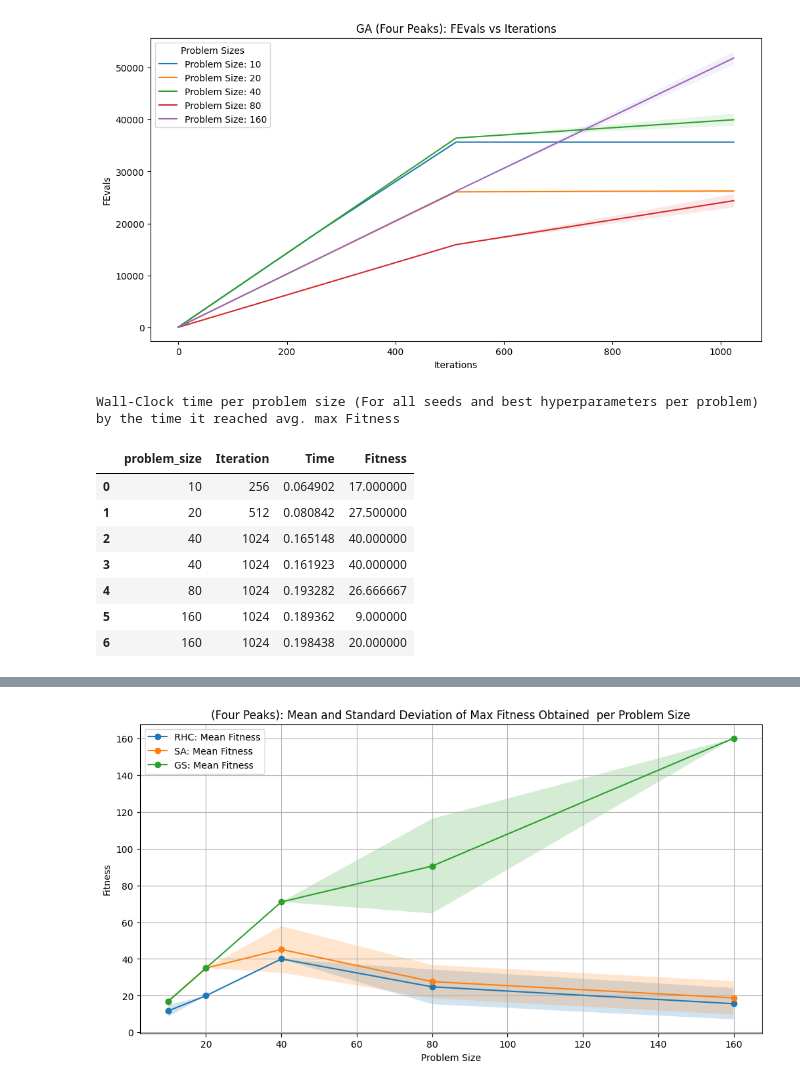
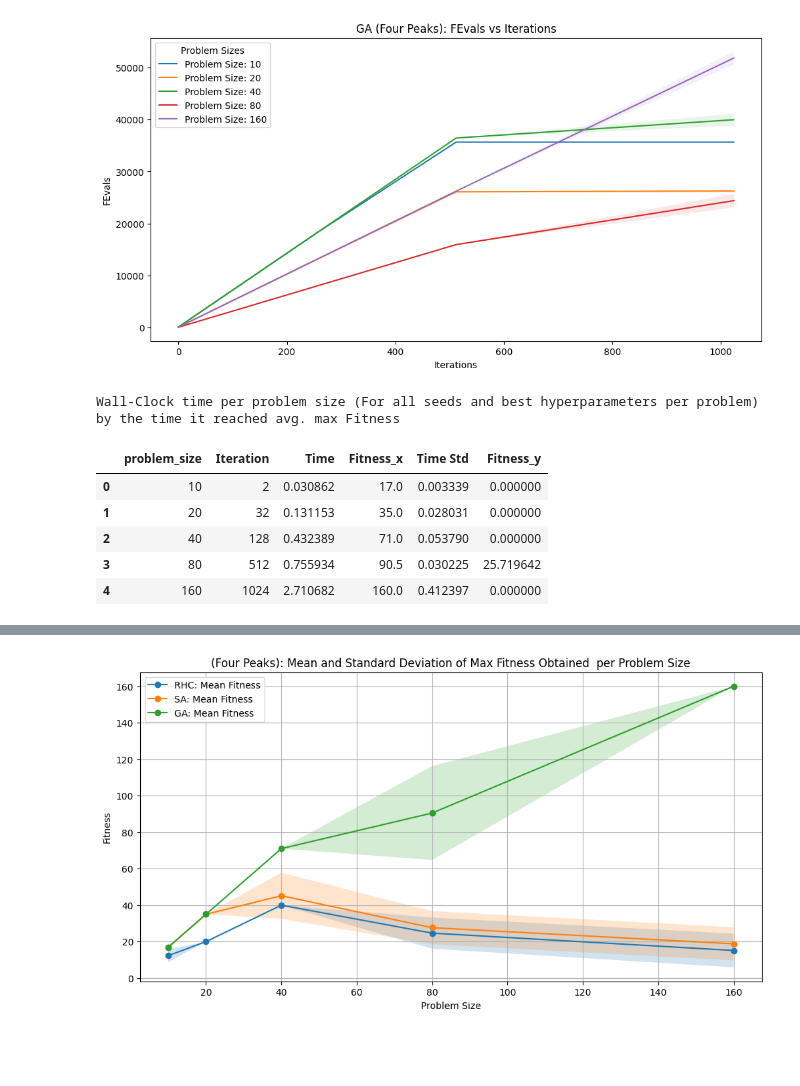
Before and after one commit to climberwb/ML, a Jupyter notebook: A2/A2P1Graphs._4peaks.ipynb, the cells around one changed output, grey strips where cells are left out. Drawn from its saved outputs; the diff is of its cells as text; code cells hidden in the pictures; blank space fills up the shorter version.

```diff
--- a/A2/A2P1Graphs._4peaks.ipynb
+++ b/A2/A2P1Graphs._4peaks.ipynb
@@ -96,3 +80,6 @@ rhc_stats_all
+# %%
+# only look at the first restart and all seeds for consistency
+rhc_stats_all = rhc_stats_all.loc[rhc_stats_all['current_restart'] == 0]
 # %%
 average_fitness_per_iteration = rhc_stats_all.groupby(['problem_size', 'Iteration'])['Fitness'].mean().reset_index()
 std_fitness_per_iteration = rhc_stats_all.groupby(['problem_size', 'Iteration'])['Fitness'].std().reset_index()
@@ -438,15 +437,28 @@ for size in sa_stats_all["problem_size"].unique():
         continue
 
     # Further filter the main DataFrame for these best hyperparameters
-    df = sa_stats_all[(sa_stats_all["problem_size"] == size) &
-                      (sa_stats_all["schedule_init_temp"].isin(best_hyper_params["schedule_init_temp"])) &
-                      (sa_stats_all["schedule_type"].isin(best_hyper_params["schedule_type"]))]
+    df = sa_stats_all[
+        (sa_stats_all["problem_size"] == size) &
+        (sa_stats_all["schedule_init_temp"].isin(best_hyper_params["schedule_init_temp"])) &
+        (sa_stats_all["schedule_type"].isin(best_hyper_params["schedule_type"])) &
+        (sa_stats_all["Iteration"].isin(best_hyper_params["Iteration"]))
+    ]
+
 
     # Grouping by problem_size and Iteration, then calculating the mean Time and Fitness
     grouped_df = df.groupby(["problem_size", 'Iteration'])[['Time', 'Fitness']].mean().reset_index()
 
     # Finding the first occurrence of max Fitness for each problem size
     max_fitness_first_occurrence = grouped_df.loc[grouped_df.groupby("problem_size")['Fitness'].idxmax()]
+
+    # getting grouped std
+    grouped_df_std = df.groupby(["problem_size", 'Iteration'])[['Time']].std().reset_index()
+
+    max_fitness_first_occurrence_std = grouped_df_std.loc[grouped_df.groupby("problem_size")['Fitness'].idxmax()]
+    max_fitness_first_occurrence_std.rename(columns={'Time': 'Time Std'}, inplace=True)
+    # merge the two dataframes
+    max_fitness_first_occurrence = pd.merge(max_fitness_first_occurrence, max_fitness_first_occurrence_std, on=['problem_size', 'Iteration'])
+
 
     # Append the result to the final DataFrame
     max_fitness_times_all = pd.concat([max_fitness_times_all, max_fitness_first_occurrence])
@@ -523,7 +535,7 @@ ga_stats_all
 | 8999 | 299 | 1024 | 160.0 | 72851 | 4.158257 | [0, 0, 0, 0, 0, 0, 0, 0, 0, 0, 0,... | 70 | 0.75 | 1024 | ... |
 9000 rows × 11 columns
 # %%
-average_fitness_per_iteratiom = ga_stats_all.groupby(['problem_size', 'Iteration','Population Size', 'Mutation Rate'])['Fitness'].mean().reset_index()
+average_fitness_per_iteration = ga_stats_all.groupby(['problem_size', 'Iteration','Population Size', 'Mutation Rate'])['Fitness'].mean().reset_index()
 std_fitness_per_iteration = ga_stats_all.groupby(['problem_size', 'Iteration','Population Size', 'Mutation Rate'])['Fitness'].std().reset_index()
 
 # Rename columns for clarity
@@ -682,40 +694,46 @@ max_fitness_times_all = pd.DataFrame()
 # Iterate through each unique problem size
 for size in sa_stats_all["problem_size"].unique():
     # Filter the best hyperparameters for the given problem size
     best_hyper_params = min_iteration_for_max_fitness_ga[min_iteration_for_max_fitness_ga["problem_size"] == size]
 
     # If there are no best hyperparameters for the current problem size, skip this iteration
     if best_hyper_params.empty:
         continue
 
     # Further filter the main DataFrame for these best hyperparameters
-    df = sa_stats_all[(ga_stats_all["problem_size"] == size) &
+    df = ga_stats_all[(ga_stats_all["problem_size"] == size) &
                       (ga_stats_all["Population Size"].isin(best_hyper_params["Population Size"])) &
-                      (ga_stats_all["Mutation Rate"].isin(best_hyper_params["Mutation Rate"]))]
+                      (ga_stats_all["Mutation Rate"].isin(best_hyper_params["Mutation Rate"]) &
+                        (ga_stats_all["Iteration"].isin(best_hyper_params["Iteration"]))  )]
+
 
     # Grouping by problem_size and Iteration, then calculating the mean Time and Fitness
     grouped_df = df.groupby(["problem_size", 'Iteration'])[['Time', 'Fitness']].mean().reset_index()
 
+    grouped_df_std =  df.groupby(["problem_size", 'Iteration'])[['Time', 'Fitness']].std().reset_index()
+
     # Finding the first occurrence of max Fitness for each problem size
     max_fitness_first_occurrence = grouped_df.loc[grouped_df.groupby("problem_size")['Fitness'].idxmax()]
 
+    max_fitness_first_occurrence_std = grouped_df_std.loc[grouped_df.groupby("problem_size")['Fitness'].idxmax()]
+    max_fitness_first_occurrence_std.rename(columns={'Time': 'Time Std'}, inplace=True)
+    # merge the two dataframes
+    max_fitness_first_occurrence = pd.merge(max_fitness_first_occurrence, max_fitness_first_occurrence_std, on=['problem_size', 'Iteration'])
     # Append the result to the final DataFrame
     max_fitness_times_all = pd.concat([max_fitness_times_all, max_fitness_first_occurrence])
 
 # Reset the index of the final DataFrame
 max_fitness_times_all.reset_index(drop=True, inplace=True)
 
 # Display the results
 
 print("Wall-Clock time per problem size (For all seeds and best hyperparameters per problem) by the time it reached avg. max Fitness")
 max_fitness_times_all
 # %% [output]
 Wall-Clock time per problem size (For all seeds and best hyperparameters per problem) by the time it reached avg. max Fitness
-|  | problem_size | Iteration | Time | Fitness |
-| 0 | 10 | 256 | 0.064902 | 17.000000 |
-| 1 | 20 | 512 | 0.080842 | 27.500000 |
-| 2 | 40 | 1024 | 0.165148 | 40.000000 |
-| 3 | 40 | 1024 | 0.161923 | 40.000000 |
-| 4 | 80 | 1024 | 0.193282 | 26.666667 |
-| 5 | 160 | 1024 | 0.189362 | 9.000000 |
-| 6 | 160 | 1024 | 0.198438 | 20.000000 |
+|  | problem_size | Iteration | Time | Fitness_x | Time Std | Fitness_y |
+| 0 | 10 | 2 | 0.030862 | 17.0 | 0.003339 | 0.000000 |
+| 1 | 20 | 32 | 0.131153 | 35.0 | 0.028031 | 0.000000 |
+| 2 | 40 | 128 | 0.432389 | 71.0 | 0.053790 | 0.000000 |
+| 3 | 80 | 512 | 0.755934 | 90.5 | 0.030225 | 25.719642 |
+| 4 | 160 | 1024 | 2.710682 | 160.0 | 0.412397 | 0.000000 |
```
Also changed, not shown: parts of 13 cells of this notebook, 1 other file.
